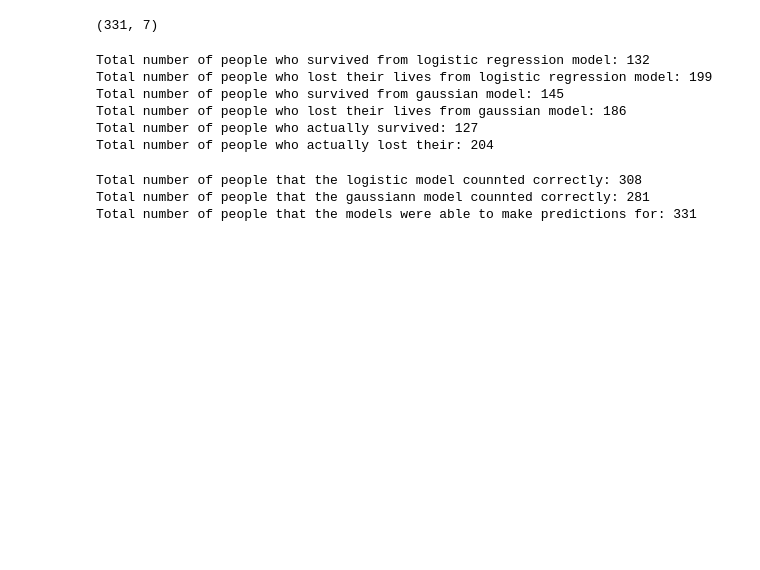
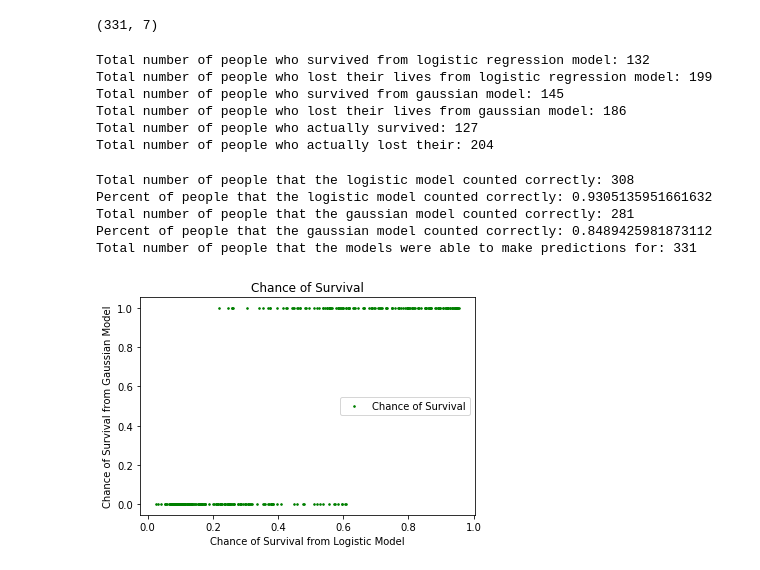
Before and after one commit to kevinhbhimani/Surviving-The-Titanic, a Jupyter notebook: titanic_survival.ipynb, the cells around one changed output. Saved outputs shown, nothing was run; the diff lists cells and outputs as text; code cells hidden in the pictures; blank space fills up the shorter version.

```diff
--- a/titanic_survival.ipynb
+++ b/titanic_survival.ipynb
@@ -128,10 +119,10 @@ test_x.shape
 # %% [output]
 (331, 7)
 # %%
-fate2 = gaussian.predict(test_x)
+gaussianFate = gaussian.predict(test_x)
 dot_prod = np.dot(test_x,betas.transpose())
 # %%
-fate = 1/(1+np.exp(-dot_prod))
+logFate = 1/(1+np.exp(-dot_prod))
 # %%
 logisticResults = []
 dead = 0
@@ -196,10 +187,23 @@ for i in range(0,len(result_data)):
     else:
         logisticCorrect.append(0)
 # %%
-print("Total number of people that the logistic model counnted correctly:", logisticCorrect.count(1))
-print("Total number of people that the gaussiann model counnted correctly:", gaussianCorrect.count(1))
+print("Total number of people that the logistic model counted correctly:", logisticCorrect.count(1))
+print("Percent of people that the logistic model counted correctly:", logisticCorrect.count(1) / len(result_data))
+print("Total number of people that the gaussian model counted correctly:", gaussianCorrect.count(1))
+print("Percent of people that the gaussian model counted correctly:", gaussianCorrect.count(1) / len(result_data))
 print("Total number of people that the models were able to make predictions for:", len(result_data))
 # %% [output]
-Total number of people that the logistic model counnted correctly: 308
-Total number of people that the gaussiann model counnted correctly: 281
+Total number of people that the logistic model counted correctly: 308
+Percent of people that the logistic model counted correctly: 0.9305135951661632
+Total number of people that the gaussian model counted correctly: 281
+Percent of people that the gaussian model counted correctly: 0.8489425981873112
 Total number of people that the models were able to make predictions for: 331
+# %%
+plt.scatter(logFate, gaussianFate, label= "Chance of Survival", color= "green", marker= ".", s=10)
+plt.xlabel('Chance of Survival from Logistic Model')
+plt.ylabel('Chance of Survival from Gaussian Model')
+plt.title('Chance of Survival')
+plt.legend()
+plt.show()
+# %% [output]
+[figure, added]
```
Also changed, not shown: parts of 9 cells of this notebook.
